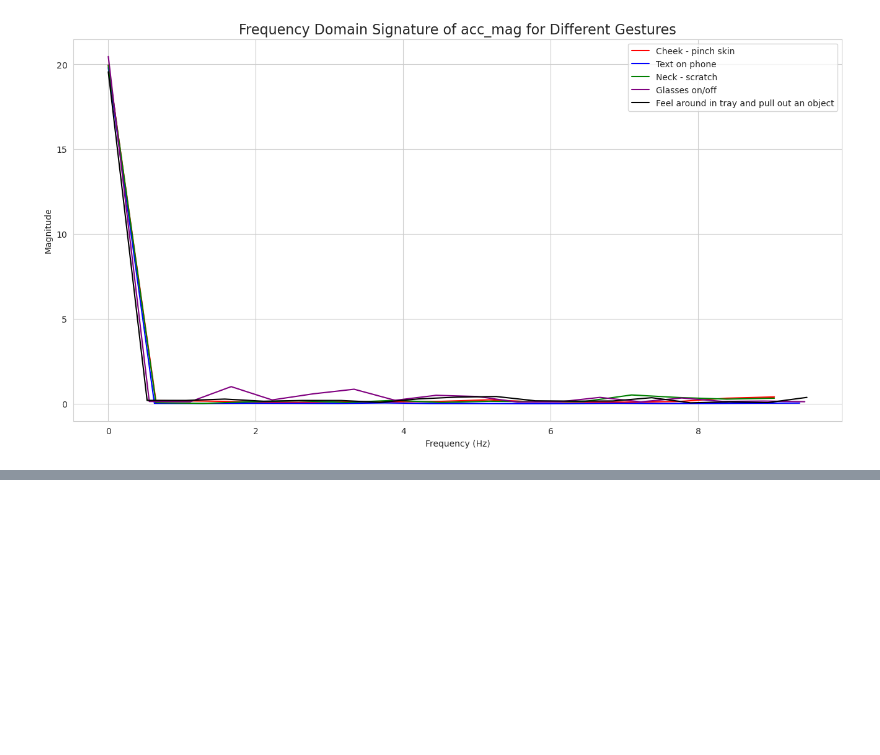
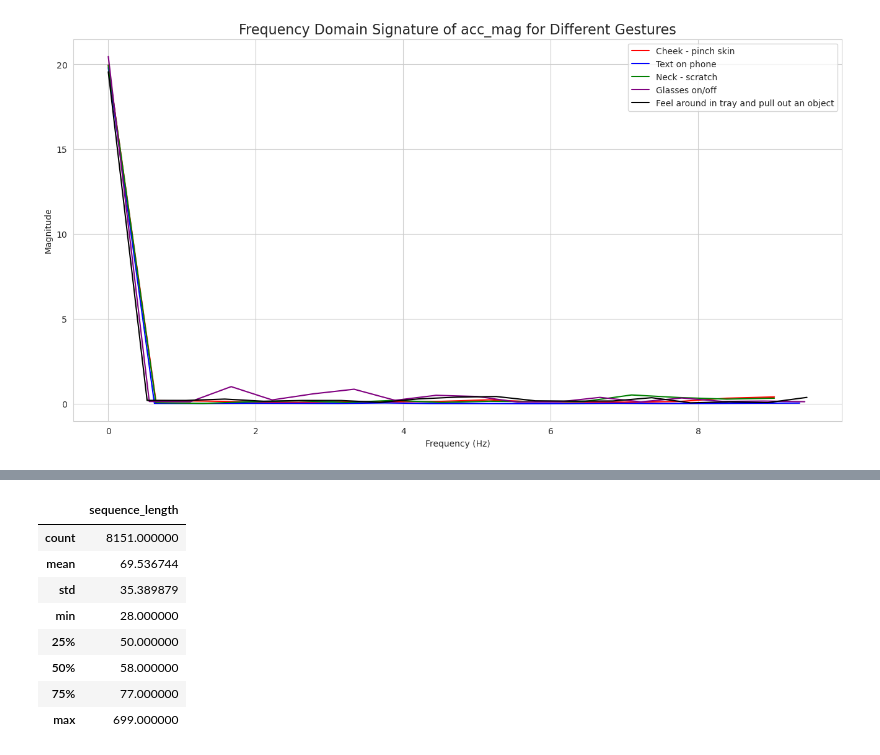
Before and after one commit to bachaudhry/kaggle-cmi-detect-behavior, a Jupyter notebook: notebooks/01b-revised-eda.ipynb, the cells around one changed output, grey strips where cells are left out. Drawn from its saved outputs; the diff is of its cells as text; code cells hidden in the pictures; blank space fills up the shorter version.

```diff
--- a/notebooks/01b-revised-eda.ipynb
+++ b/notebooks/01b-revised-eda.ipynb
@@ -236,0 +244,16 @@ plt.show()
+# %%
+# Attempting to infer the sample rate
+seq_length = train_full.groupby('sequence_id')['sequence_counter'].max()
+
+# Distribution of sequence lengths
+sequence_len.describe()
+# %% [output]
+|  | sequence_length |
+| count | 8151.000000 |
+| mean | 69.536744 |
+| std | 35.389879 |
+| min | 28.000000 |
+| 25% | 50.000000 |
+| 50% | 58.000000 |
+| 75% | 77.000000 |
+| max | 699.000000 |
```
Also changed, not shown: parts of 5 cells of this notebook.
